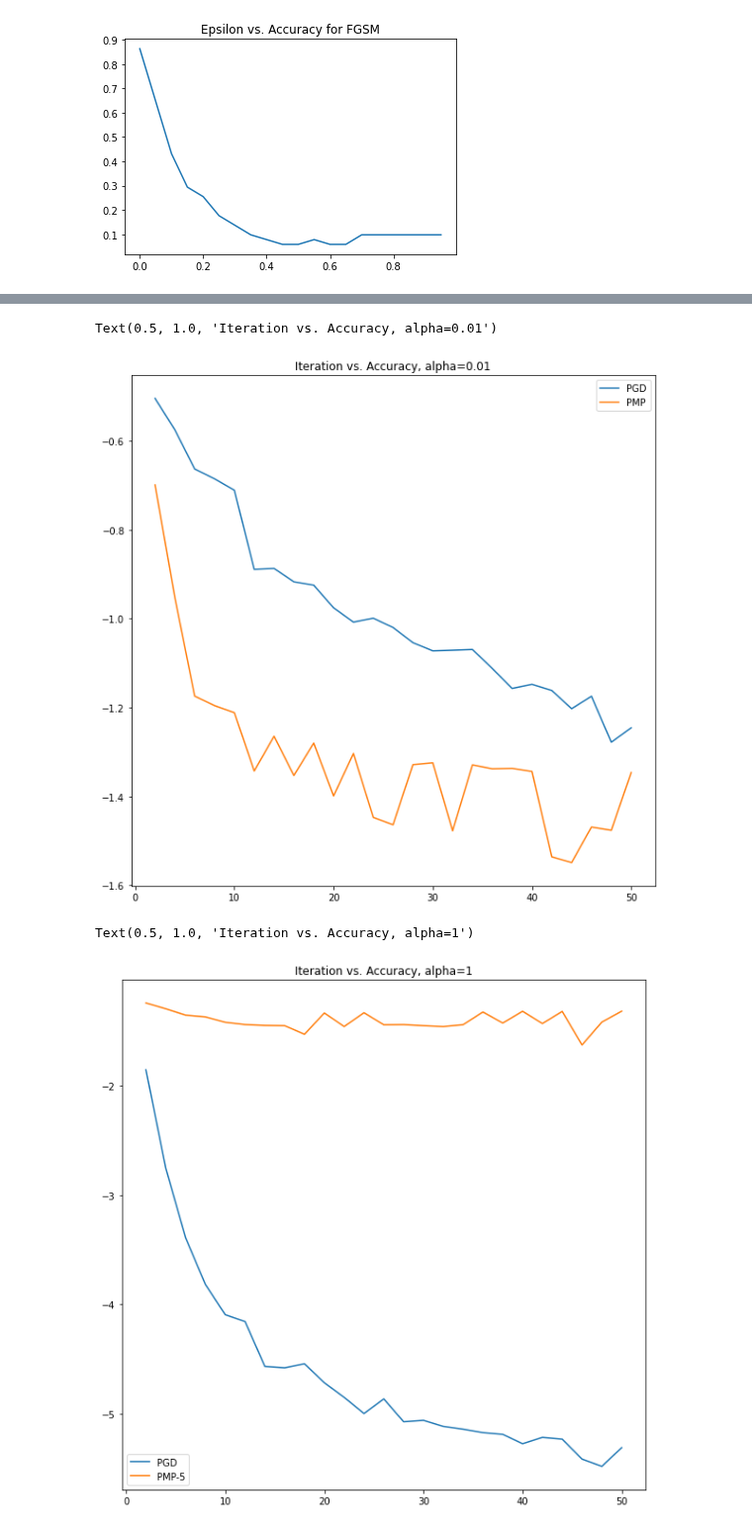
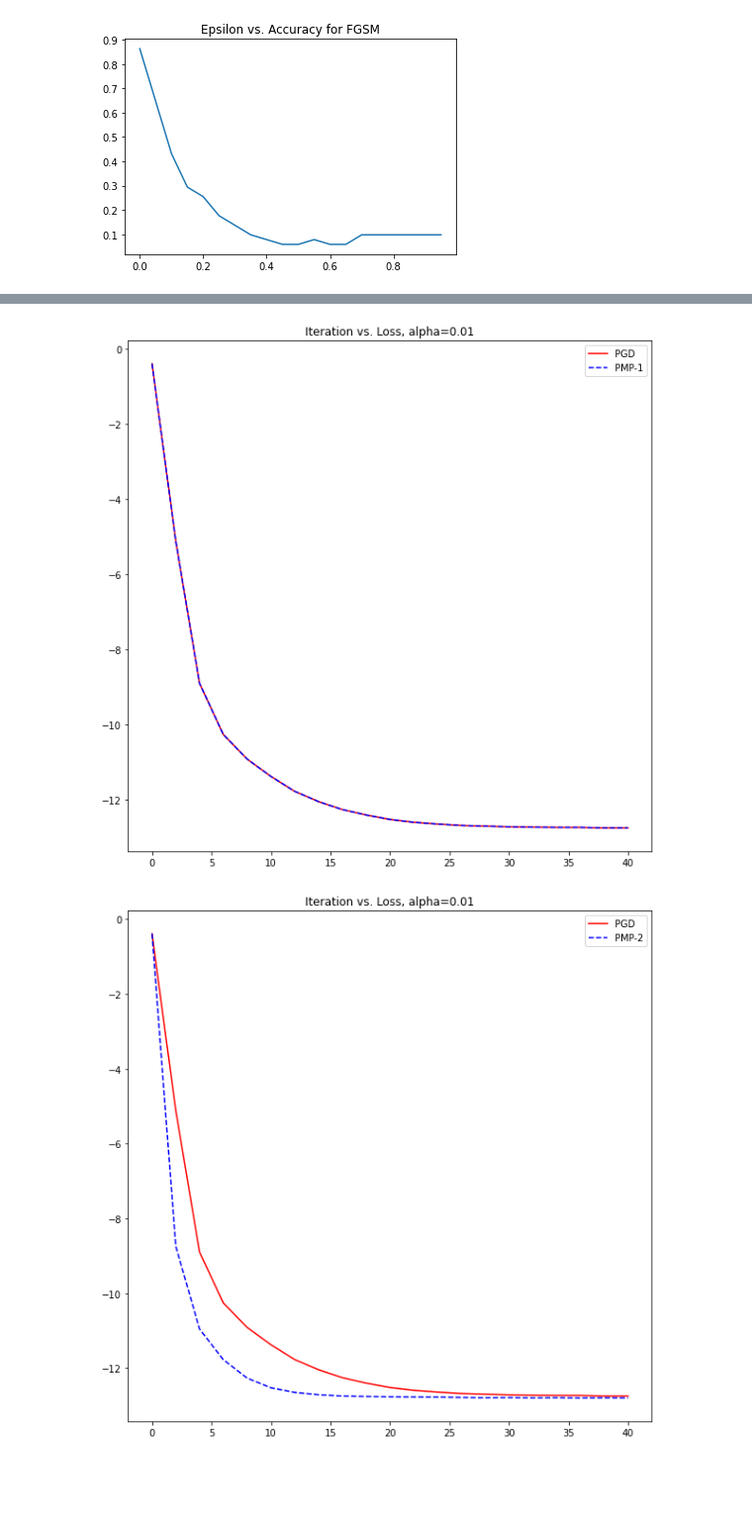
Before and after one commit to ypeng22/DLFinal, a Jupyter notebook: image_cnn_lstm_new.ipynb, the cells around one changed output, grey strips where cells are left out. Shown at 99% size. Saved outputs shown, nothing was run; the diff lists cells and outputs as text; code cells hidden in the pictures; blank space fills up the shorter version.

Commit message:
With unrolled lstm

```diff
--- a/image_cnn_lstm_new.ipynb
+++ b/image_cnn_lstm_new.ipynb
@@ -405,10 +494,9 @@ class HAttack():
             return x_adv
 # %%
 model = cnn_lstm(4).to(dev)
-model.load_state_dict(torch.load('/content/gdrive/MyDrive/lstm_checkpoints/lstm_best_state_dict_new.pt'))
+model.load_state_dict(torch.load('/content/gdrive/MyDrive/lstm_checkpoints/lstm_best_state_dict_unrolled.pt'))
 
 loss = nn.CrossEntropyLoss()
-adv_attack = GradientAttack(loss, 0.1)
 # %%
 data = train_dataset[0]
 
@@ -417,7 +505,7 @@ input = data['x'].to(dev)
 label = torch.tensor(data['y']).unsqueeze(0).to(dev)
 input.requires_grad = True
 adv_attack = HAttack(loss, 0.1)
-input = adv_attack.forward(input, label, model, alpha=0.01, inner_alpha=0.01, num_iter=10)
+input = adv_attack.forward(input, label, model, alpha=1, num_iter=1)
 # %% [markdown]
 ## Results for Fast Gradient Sign Method
 # %%
@@ -503,5 +591,5 @@ Text(0.5, 1.0, 'Epsilon vs. Accuracy for FGSM')
 # %%
-iteration_range = np.arange(2, 51, 2)
+iteration_range = np.arange(0, 41, 1)
 accs = []
 loss = nn.CrossEntropyLoss()
 
@@ -547,20 +611,21 @@ Text(0.5, 1.0, 'Iteration vs. Accuracy for PGM')
 # %%
-iteration_range = np.arange(2, 51, 2)
-accs2 = []
+iteration_range = np.arange(0, 41, 1)
+accs = []
 loss = nn.CrossEntropyLoss()
 
 for iteration in iteration_range:
   losses = 0
-  adv_attack2 = HAttack(loss, 0.1)
+  adv_attack = HAttack(loss, 0.1)
   for data in test_dataloader:
     torch.cuda.empty_cache()
     input = data['x'][0].to(dev)
     label = torch.tensor(data['y']).unsqueeze(0).to(dev)
-    input = adv_attack2.forward(input, label, model, num_iter=iteration, pmp_iter=5)
+    input = adv_attack.forward(input, label, model, num_iter=iteration, pmp_iter=2)
 
     model.eval()
     out = model.lstm_block(input)
     losses += loss(out[0].unsqueeze(0), label.squeeze().unsqueeze(0).long()).item()
-  accs2.append(losses / len(test_dataloader))
+
+  accs.append(losses / len(test_dataloader))
   print(losses / len(test_dataloader))
 # %% [output]
@@ -584,18 +636,28 @@ for iteration in iteration_range:
-# %%
-plt.figure(figsize=(10,10))
-plt.plot(iteration_range, [-i for i in accs], label='PGD')
-plt.plot(iteration_range, [-i for i in accs2], label='PMP')
-plt.legend()
-plt.title("Iteration vs. Accuracy, alpha=0.01")
-# %% [output]
-Text(0.5, 1.0, 'Iteration vs. Accuracy, alpha=0.01')
-[figure, removed]
-# %%
-plt.figure(figsize=(10,10))
-plt.plot(iteration_range, [-i for i in accs], label='PGD')
-plt.plot(iteration_range, [-i for i in accs2], label='PMP-5')
-plt.legend()
-plt.title("Iteration vs. Accuracy, alpha=1")
-# %% [output]
-Text(0.5, 1.0, 'Iteration vs. Accuracy, alpha=1')
-[figure, removed]
+# %%
+iteration_range = np.arange(0, 41, 2)
+pmp_iteration_range = np.arange(1, 6, 1)
+loss = nn.CrossEntropyLoss()
+
+for pmp_it in pmp_iteration_range:
+    accs2 = []
+    for iteration in iteration_range:
+        losses = 0
+        adv_attack2 = HAttack(loss, 0.1)
+        for data in test_dataloader:
+            torch.cuda.empty_cache()
+            input = data['x'][0].to(dev)
+            label = torch.tensor(data['y']).unsqueeze(0).to(dev)
+            input = adv_attack2.forward(input, label, model, num_iter=iteration, pmp_iter=pmp_it)
+
+            model.eval()
+            out = model.lstm_block(input)
+            losses += loss(out[0].unsqueeze(0), label.squeeze().unsqueeze(0).long()).item()
+        accs2.append(losses / len(test_dataloader))
+    plt.figure(figsize=(10,10))
+    plt.plot(iteration_range, [-i for i in accs], 'r-', label='PGD')
+    plt.plot(iteration_range, [-i for i in accs2], 'b--', label='PMP-' + str(pmp_it))
+    plt.legend()
+    plt.title("Iteration vs. Loss, alpha=0.01")
+# %% [output]
+[figure, added]
+[figure, added]
```
Also changed, not shown: parts of 13 cells of this notebook.
